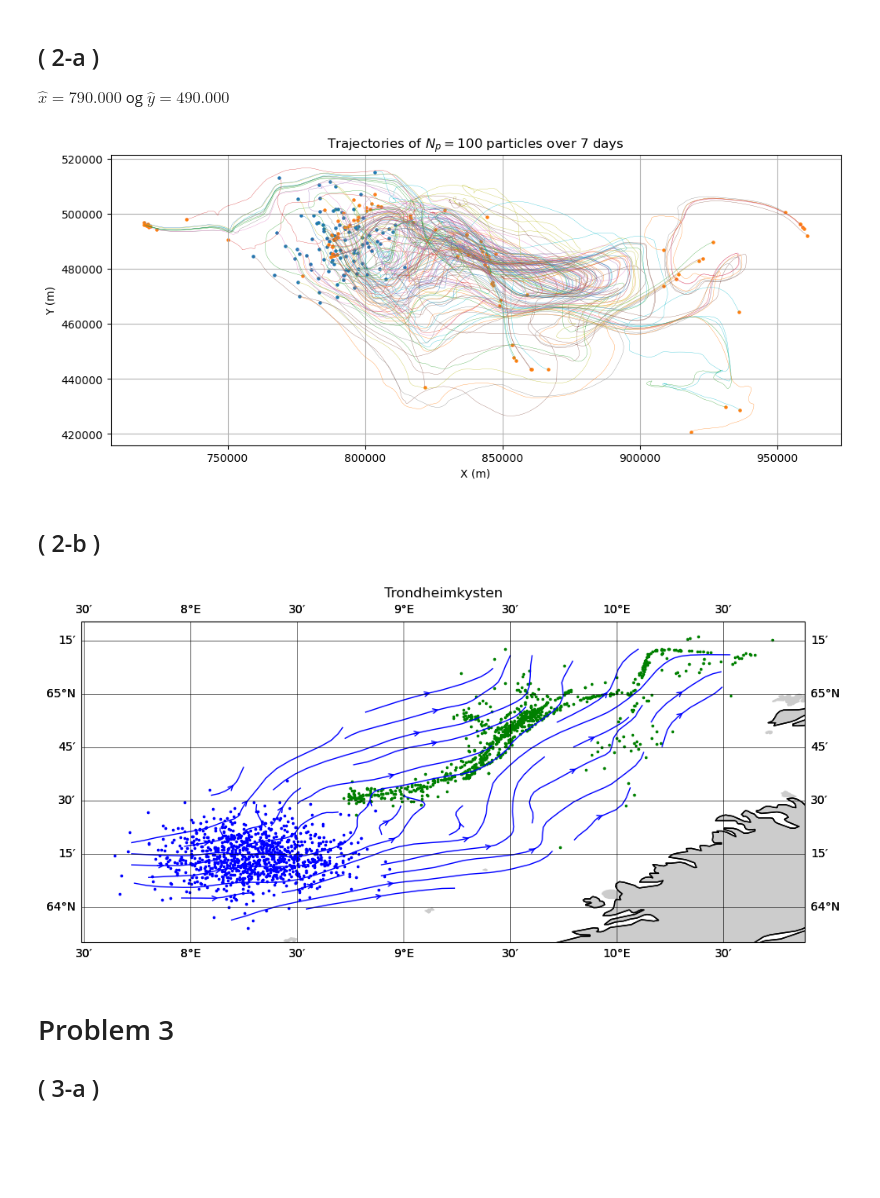
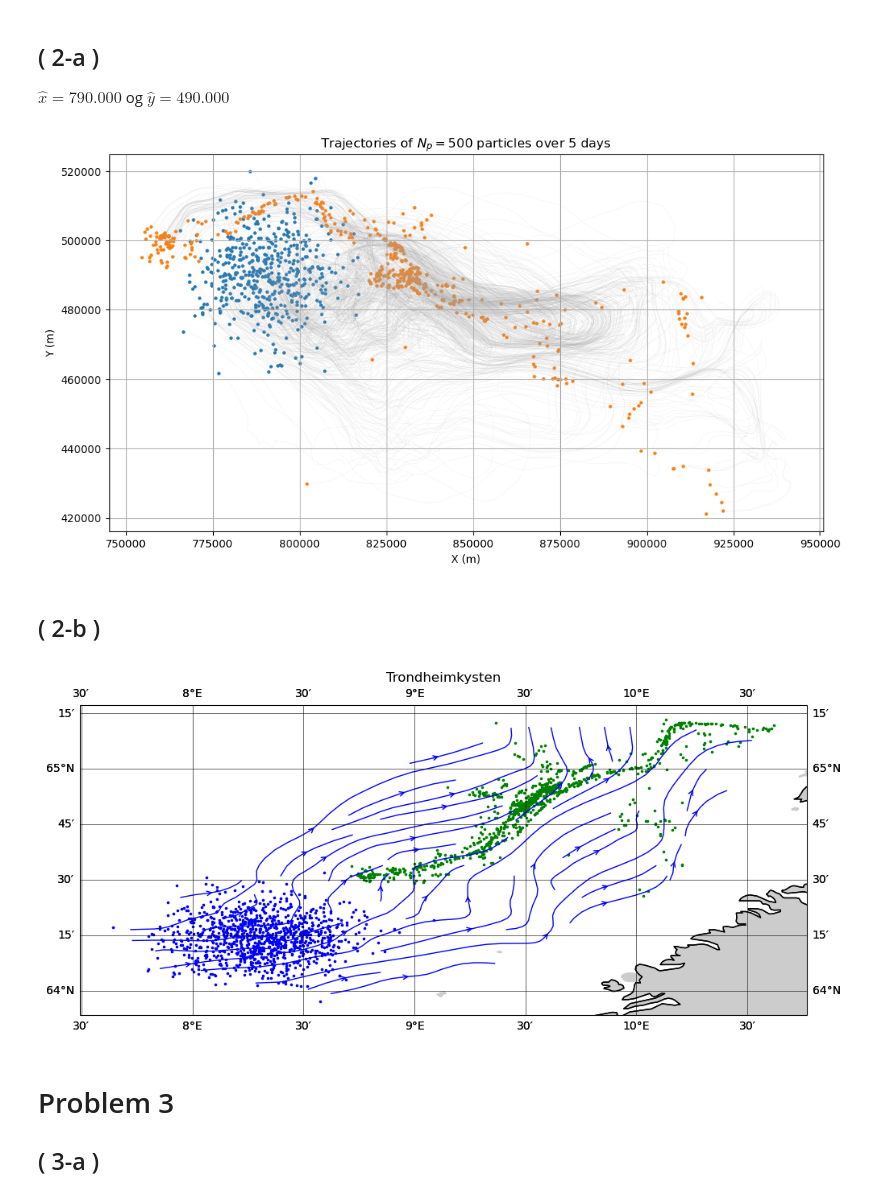
Before and after one commit to TrymSaether/Particle-transport-with-ocean-currents, a Jupyter notebook: eksempelkode.ipynb, the cells around one changed output. Drawn from its saved outputs; the diff is of its cells as text; code cells hidden in the pictures; blank space fills up the shorter version.

```diff
--- a/eksempelkode.ipynb
+++ b/eksempelkode.ipynb
@@ -238,7 +238,7 @@ class Trajectory:
         ax.set_aspect("equal")
         return ax
 
-    def scatter(self, ax=None, t=0, **kwargs):
+    def scatter(self, ax=None, t=0,label='',**kwargs):
         X, Y = self.get_XY()
         if ax is None:
             fig, ax = plt.subplots()
@@ -632,31 +704,38 @@ $\hat{x} = 790.000$ og $\hat{y} = 490.000$
 # %%
 d = xr.open_dataset("data/NorKyst-800m.nc")
 f= Interpolator(dataset=d)
+fig_params = {"figsize": (7.5, 5)}
+streamplot_params = {
+    "color": "seagreen",
+    "density": 1,
+    "linewidth": 0.25,
+    "arrowsize": 1,
+    "arrowstyle": "->",
+}
+scatter_params = {"s": 5}
+plot_params = {"alpha":0.2,"linewidth":0.25} #"color":"darkgray"}
 
-plot_params = {"alpha": 0.9, "linewidth": 0.25}
-scatter_params["s"] = 5
-
-Np=100
-days = 7
+Np=500
+days = 5
 T=[0, days * 24 * 3600]
 dt=3600
 mode="map"
 loc=[790000, 490000]
 scale=10000
 
 traj = Trajectory(T=T, dt=dt, Np=Np, mode=mode, loc=loc, scale=scale)
 traj(f)
 fig, ax = plt.subplots(1,1, figsize=(12, 8))
 traj.plot(ax, **plot_params)
-traj.scatter(ax, t=0, **scatter_params)
-traj.scatter(ax, t=-1, **scatter_params)
+traj.scatter(ax, t=0,label='initial position', **scatter_params)
+traj.scatter(ax, t=-1,label='final position', **scatter_params)
 ax.set_title(f"Trajectories of $N_p = {Np}$ particles over {days} days")
 ax.set_xlabel("X (m)")
 ax.set_ylabel("Y (m)")
 plt.grid(True)
 plt.show()
 # %% [output]
-[figure, old version]
+[figure, new version]
 # %% [markdown]
 ## ( 2-b )
 # %%
@@ -687,7 +766,7 @@ traj_midt.scatter(ax, t=-1, **{"label": "Final Position", "color": "green", "s":
 ax.set_title("Trondheimkysten")
 plt.show()
 # %% [output]
-[figure, old version]
+[figure, new version]
 # %% [markdown]
 # Problem 3
 
```
Also changed, not shown: parts of 11 cells of this notebook.
